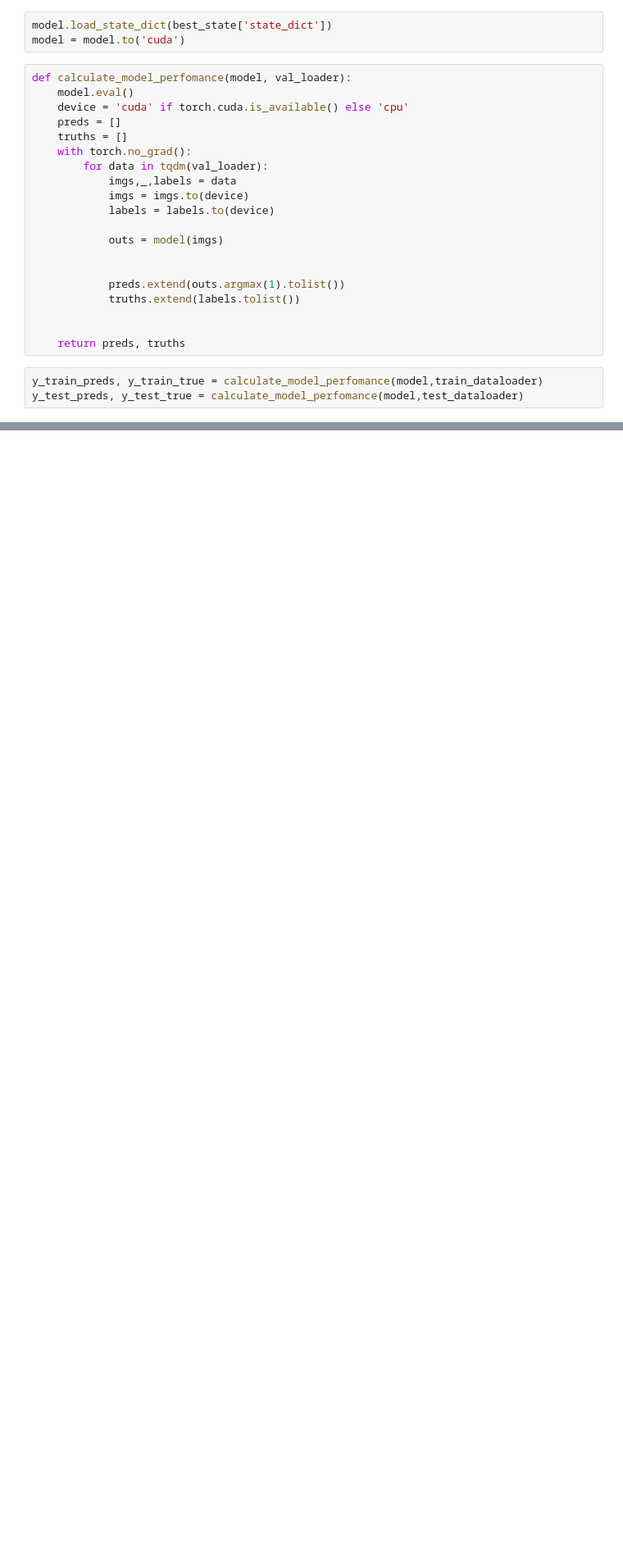
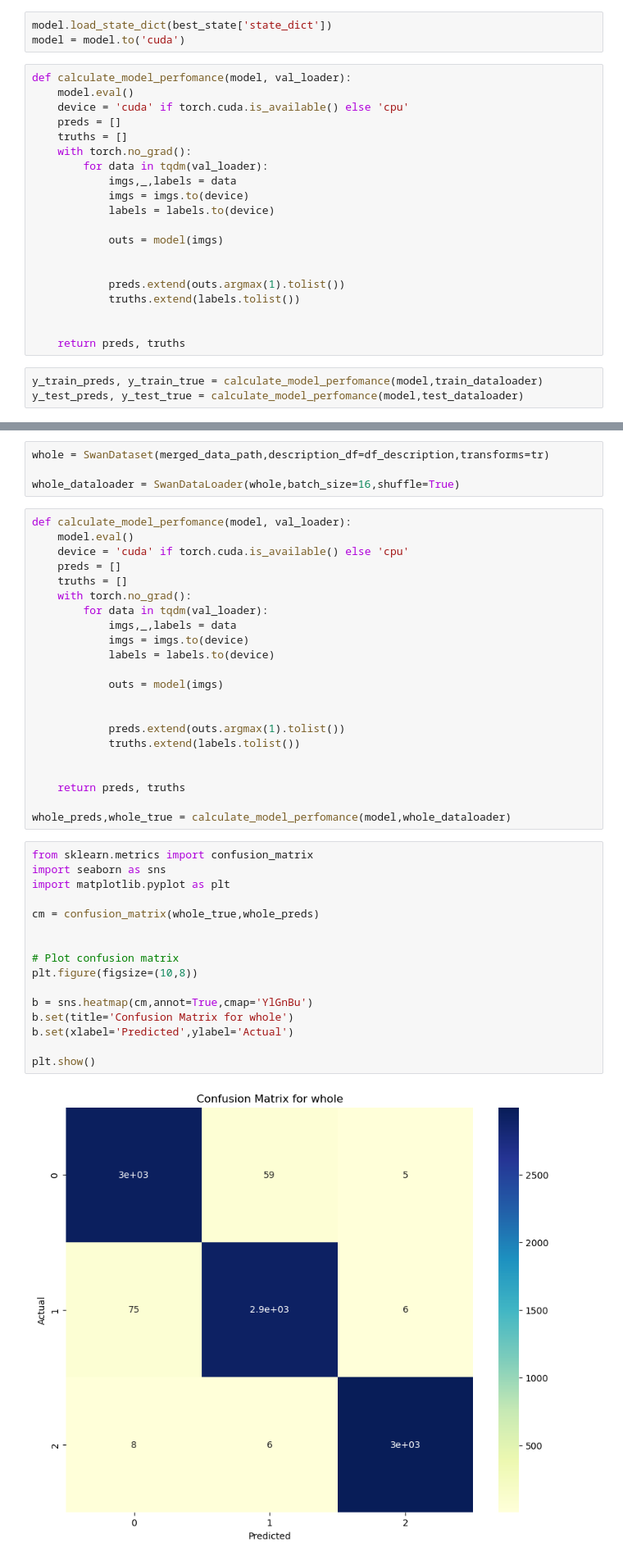
Before and after one commit to lakomchik/swan_lake, a Jupyter notebook: src/mobile_vit_exp.ipynb, the cells around one changed output, grey strips where cells are left out. Shown at 82% size. Saved outputs shown, nothing was run; the diff lists cells and outputs as text; blank space fills up the shorter version.

```diff
--- a/src/mobile_vit_exp.ipynb
+++ b/src/mobile_vit_exp.ipynb
@@ -335,0 +329,44 @@ model.fc = nn.Sequential(nn.BatchNorm1d(num_in_feat),
+# %%
+whole = SwanDataset(merged_data_path,description_df=df_description,transforms=tr)
+
+whole_dataloader = SwanDataLoader(whole,batch_size=16,shuffle=True)
+# %%
+def calculate_model_perfomance(model, val_loader):
+    model.eval()
+    device = 'cuda' if torch.cuda.is_available() else 'cpu'
+    preds = []
+    truths = []
+    with torch.no_grad():
+        for data in tqdm(val_loader):
+            imgs,_,labels = data
+            imgs = imgs.to(device)
+            labels = labels.to(device)
+
+            outs = model(imgs)
+
+
+            preds.extend(outs.argmax(1).tolist())
+            truths.extend(labels.tolist())
+
+
+    return preds, truths
+
+whole_preds,whole_true = calculate_model_perfomance(model,whole_dataloader)
+# %%
+from sklearn.metrics import confusion_matrix
+import seaborn as sns
+import matplotlib.pyplot as plt
+
+cm = confusion_matrix(whole_true,whole_preds)
+
+
+# Plot confusion matrix
+plt.figure(figsize=(10,8))
+
+b = sns.heatmap(cm,annot=True,cmap='YlGnBu')
+b.set(title='Confusion Matrix for whole')
+b.set(xlabel='Predicted',ylabel='Actual')
+
+plt.show()
+# %% [output]
+[figure, added]
```
Also changed, not shown: parts of 4 cells of this notebook, 3 other files.
